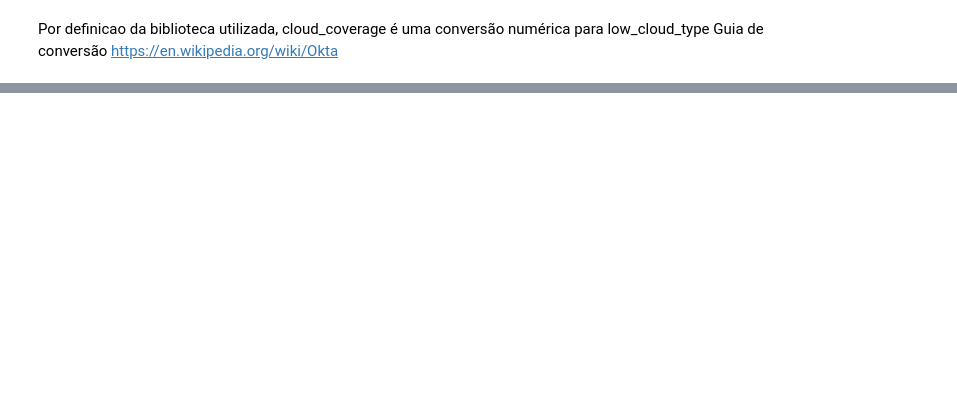
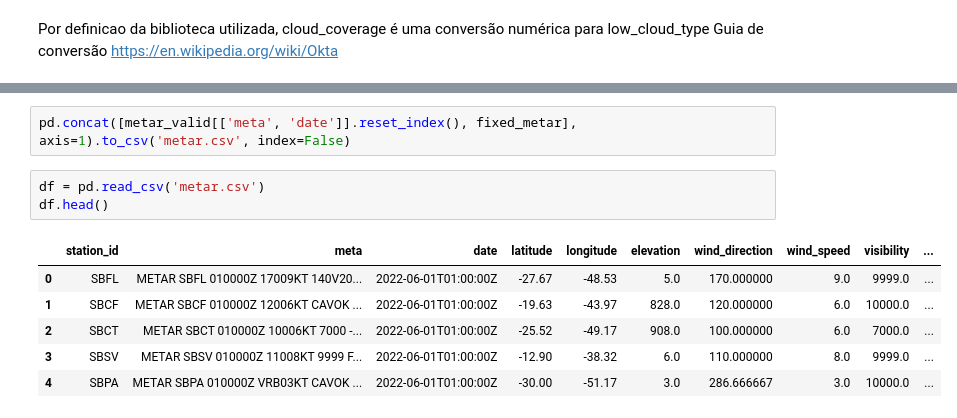
Before and after one commit to ImagineDogs/DesafioITA, a Jupyter notebook: metar.ipynb, the cells around one changed output, grey strips where cells are left out. Drawn from its saved outputs; the diff is of its cells as text; blank space fills up the shorter version.

```diff
--- a/metar.ipynb
+++ b/metar.ipynb
@@ -253,0 +246,12 @@ preenchimento.unique()
+# %%
+pd.concat([metar_valid[['meta', 'date']].reset_index(), fixed_metar], axis=1).to_csv('metar.csv', index=False)
+# %%
+df = pd.read_csv('metar.csv')
+df.head()
+# %% [output]
+|  | station_id | meta | date | latitude | longitude | elevation | wind_direction | wind_speed | visibility | ... |
+| 0 | SBFL | METAR SBFL 010000Z 17009KT 140V20... | 2022-06-01T01:00:00Z | -27.67 | -48.53 | 5.0 | 170.000000 | 9.0 | 9999.0 | ... |
+| 1 | SBCF | METAR SBCF 010000Z 12006KT CAVOK ... | 2022-06-01T01:00:00Z | -19.63 | -43.97 | 828.0 | 120.000000 | 6.0 | 10000.0 | ... |
+| 2 | SBCT | METAR SBCT 010000Z 10006KT 7000 -... | 2022-06-01T01:00:00Z | -25.52 | -49.17 | 908.0 | 100.000000 | 6.0 | 7000.0 | ... |
+| 3 | SBSV | METAR SBSV 010000Z 11008KT 9999 F... | 2022-06-01T01:00:00Z | -12.90 | -38.32 | 6.0 | 110.000000 | 8.0 | 9999.0 | ... |
+| 4 | SBPA | METAR SBPA 010000Z VRB03KT CAVOK ... | 2022-06-01T01:00:00Z | -30.00 | -51.17 | 3.0 | 286.666667 | 3.0 | 10000.0 | ... |
```
Also changed, not shown: parts of 14 cells of this notebook, 2 other files.
